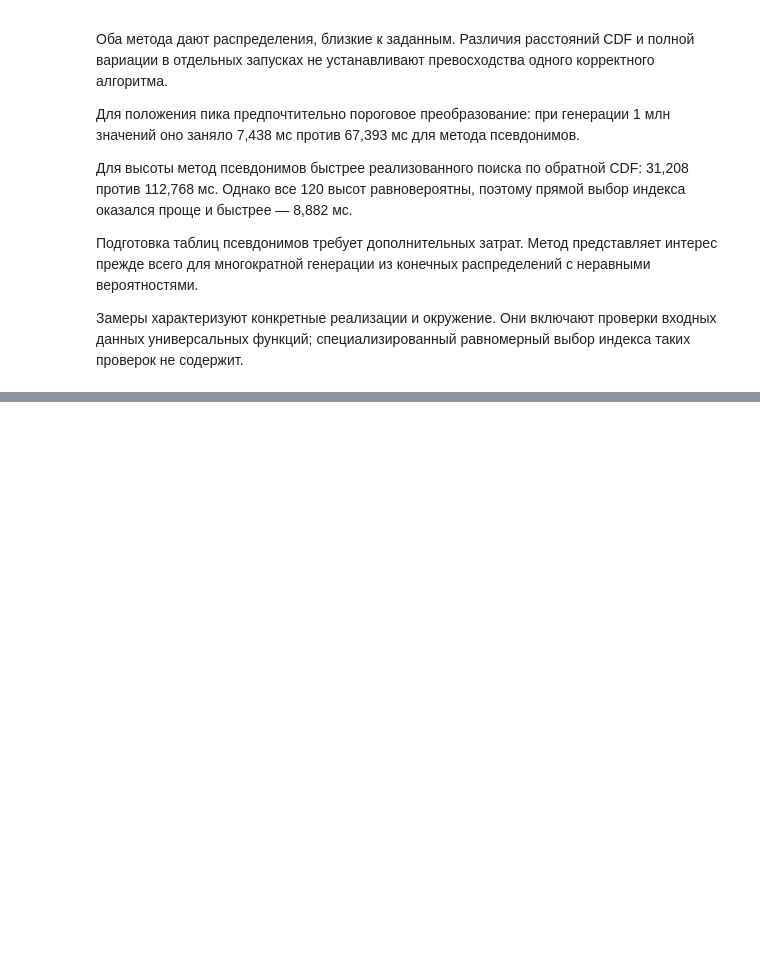
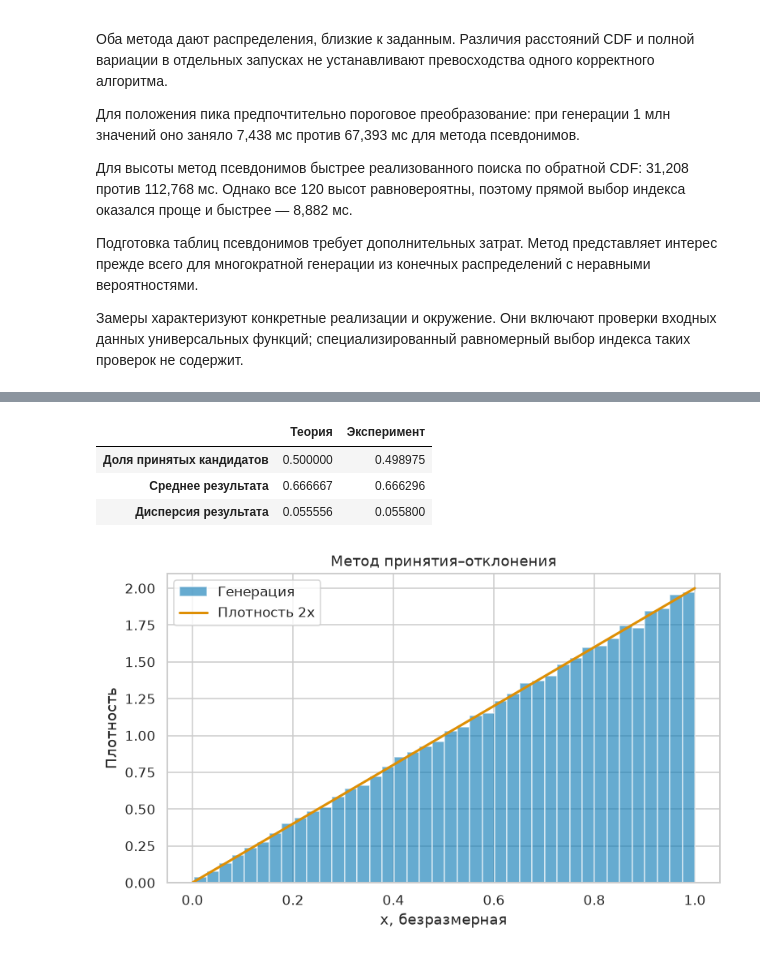
Before and after one commit to WalterPerjenko/LW_Statistic, a Jupyter notebook: raman/Lab01_sprint1_Raman.ipynb, the cells around one changed output, grey strips where cells are left out. Drawn from its saved outputs; the diff is of its cells as text; code cells hidden in the pictures; blank space fills up the shorter version.

Commit message:
Complete sprint 2 generators, algorithm review and final documentation

```diff
--- a/raman/Lab01_sprint1_Raman.ipynb
+++ b/raman/Lab01_sprint1_Raman.ipynb
@@ -4133,0 +4663,71 @@ display(
+# %%
+def demo_rejection(n_candidates, *, rng):
+    """Принятие–отклонение для f(x)=2x на [0, 1]."""
+    if (
+        isinstance(n_candidates, bool)
+        or not isinstance(n_candidates, Integral)
+    ):
+        raise TypeError("n_candidates должен быть целым числом.")
+    if n_candidates <= 0:
+        raise ValueError("n_candidates должен быть положительным.")
+    if not isinstance(rng, np.random.Generator):
+        raise TypeError("rng должен быть np.random.Generator.")
+
+    candidates = rng.random(int(n_candidates))
+    acceptance_uniform = rng.random(int(n_candidates))
+
+    accepted = candidates[acceptance_uniform < candidates]
+
+    return accepted
+
+
+n_candidates = 200_000
+
+rejection_sample = demo_rejection(
+    n_candidates,
+    rng=np.random.default_rng(70),
+)
+
+rejection_summary = pd.DataFrame({
+    "Теория": [0.5, 2 / 3, 1 / 18],
+    "Эксперимент": [
+        len(rejection_sample) / n_candidates,
+        rejection_sample.mean(),
+        rejection_sample.var(ddof=0),
+    ],
+}, index=[
+    "Доля принятых кандидатов",
+    "Среднее результата",
+    "Дисперсия результата",
+])
+
+assert np.all(
+    (rejection_sample >= 0) & (rejection_sample <= 1)
+)
+
+display(rejection_summary.round(6))
+
+fig, ax = plt.subplots(figsize=(8, 4.5))
+
+ax.hist(
+    rejection_sample,
+    bins=40,
+    density=True,
+    alpha=0.6,
+    label="Генерация",
+)
+
+x_grid = np.linspace(0, 1, 300)
+ax.plot(x_grid, 2 * x_grid, label="Плотность 2x", linewidth=2)
+
+ax.set_xlabel("x, безразмерная")
+ax.set_ylabel("Плотность")
+ax.set_title("Метод принятия–отклонения")
+ax.legend()
+plt.show()
+# %% [output]
+|  | Теория | Эксперимент |
+| Доля принятых кандидатов | 0.500000 | 0.498975 |
+| Среднее результата | 0.666667 | 0.666296 |
+| Дисперсия результата | 0.055556 | 0.055800 |
+[figure, added]
```
Also changed, not shown: parts of 44 cells of this notebook, 1 other file.
